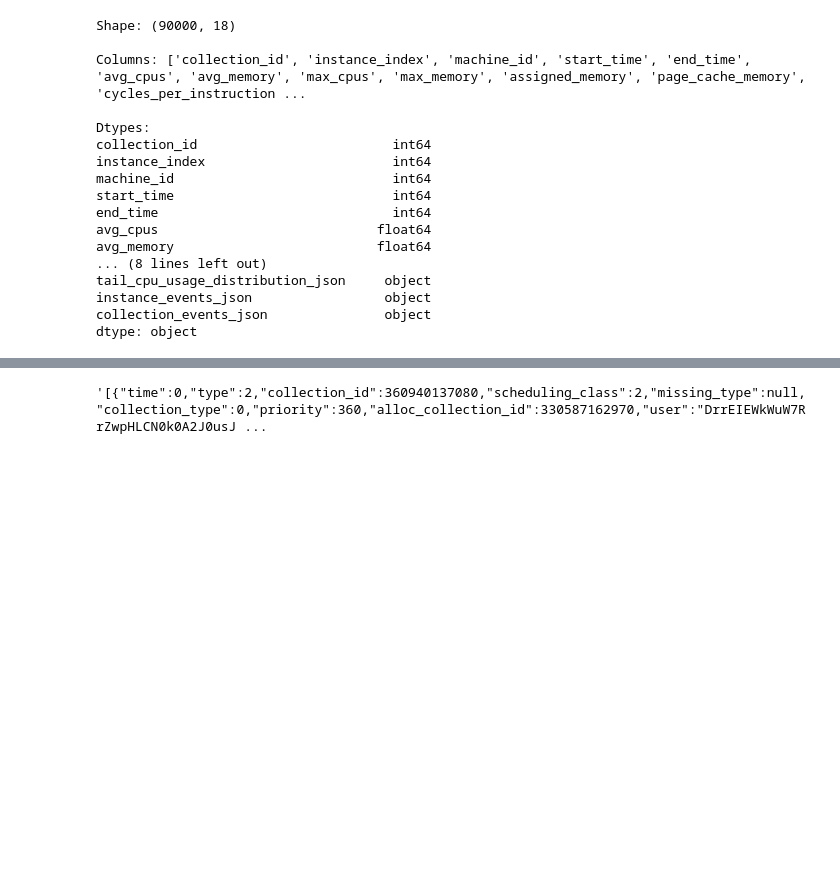
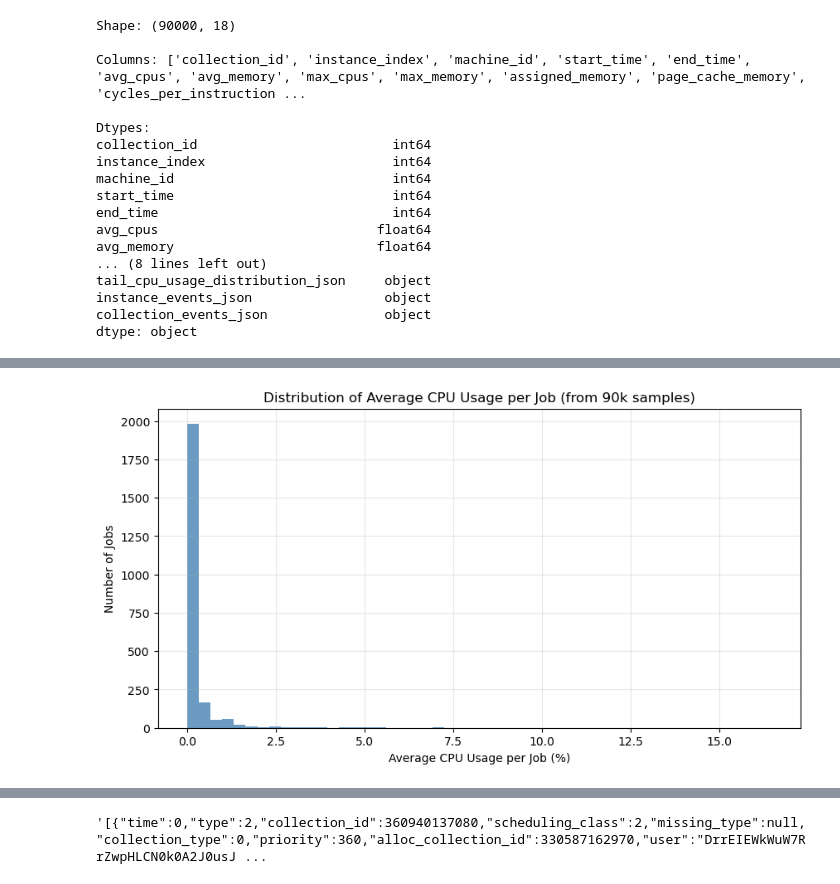
Before and after one commit to chuaqindi/cloud-computing-project, a Jupyter notebook: old_files/EDA_2.ipynb, the cells around one changed output, grey strips where cells are left out. Drawn from its saved outputs; the diff is of its cells as text; code cells hidden in the pictures; blank space fills up the shorter version.

```diff
--- a/old_files/EDA_2.ipynb
+++ b/old_files/EDA_2.ipynb
@@ -180,0 +124,13 @@ Useful for understanding upper-tail CPU demand patterns.
+# %%
+job_cpu = df.groupby("collection_id")["avg_cpus"].mean() * 100
+
+
+plt.figure(figsize=(10,5))
+plt.hist(job_cpu, bins=50, color="steelblue", alpha=0.8)
+plt.xlabel("Average CPU Usage per Job (%)")
+plt.ylabel("Number of Jobs")
+plt.title("Distribution of Average CPU Usage per Job (from 90k samples)")
+plt.grid(alpha=0.3)
+plt.show()
+# %% [output]
+[figure, added]
```
Also changed, not shown: parts of 29 cells of this notebook, 1 other file.
